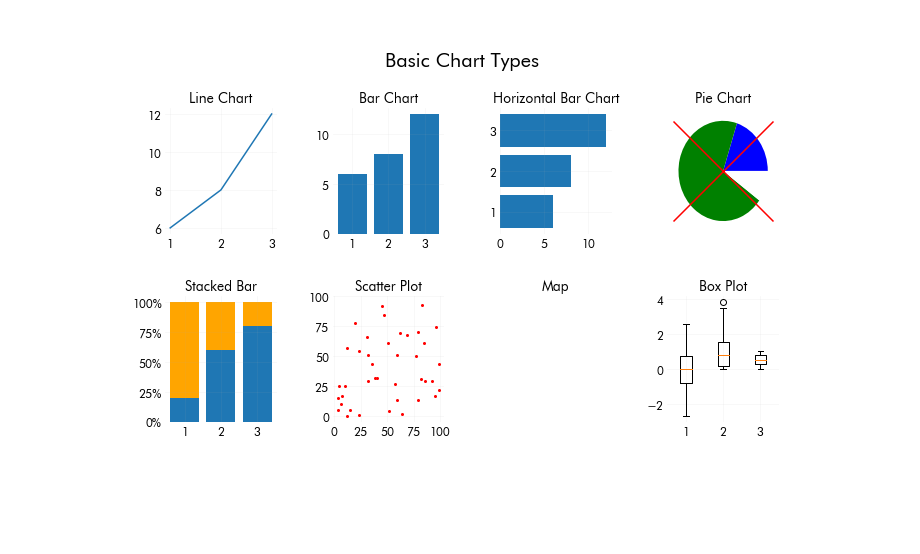
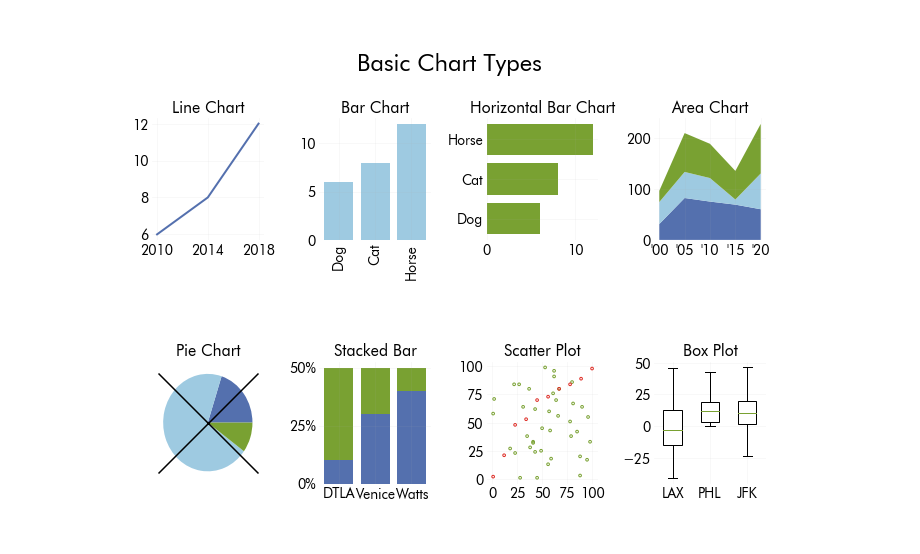
Before and after one commit to igotcharts/charts_and_more_charts, a Jupyter notebook: notebooks/viz_guide.ipynb, the cells around one changed output. Drawn from its saved outputs; the diff is of its cells as text; code cells hidden in the pictures; blank space fills up the shorter version.

Commit message:
finished first version of basic chart types

```diff
--- a/notebooks/viz_guide.ipynb
+++ b/notebooks/viz_guide.ipynb
@@ -1,45 +1,73 @@
+# %%
+import os
+os.chdir('..')
+base = os.getcwd()
+outputs = os.path.join(base,'outputs')
 # %%
 def qualities(i,title):
     ax = fig.add_subplot(2,4,i,title=title)
-    ax.title.set_size(14)
-    ax.tick_params(labelsize=12)
+    ax.title.set_size(16)
+    ax.tick_params(labelsize=14)
     return ax
 # %%
-fig = plt.figure(figsize=(11,6))
-fig.suptitle(t='Basic Chart Types',size=20)
-fig.subplots_adjust(top=.85)
+c1 = '#5470AE'
+c2 = '#9ecae1'
+c3 = '#79A132'
+fig = plt.figure(figsize=(11,7))
+fig.suptitle(t='Basic Chart Types',size=24)
+fig.subplots_adjust(top=.85,hspace=1,wspace=.5)
 ax1 = qualities(1,'Line Chart')
-ax1.plot([1,2,3],[6,8,12])
+ax1.plot([1,2,3],[6,8,12],color=c1,linewidth=2)
+ax1.set_xticks([1,2,3])
+ax1.set_xticklabels(["2010","2014","2018"])
 
 ax2 = qualities(2,'Bar Chart')
-ax2.bar([1,2,3],[6,8,12])
+ax2.bar([1,2,3],[6,8,12],color=c2)
+ax2.set_xticklabels(['','Dog','Cat','Horse'],rotation=90)
 
 ax3 = qualities(3,'Horizontal Bar Chart')
-ax3.barh([1,2,3],[6,8,12])
+ax3.barh([1,2,3],[6,8,12],color=c3)
+ax3.set_yticklabels(['','Dog','Cat','Horse'])
 
-ax4 = qualities(4,'Pie Chart')
-ax4.pie([2,7,1],colors=['Blue','Green','White'])
-ax4.scatter(0,0,marker='x',s=10000,color='red',zorder=2)
+# Basic stacked area chart.
+ax4 = qualities(4,'Area Chart')
+x=range(0,5)
+y1=np.random.randint(0,100,size=5)
+y2=np.random.randint(0,100,size=5)
+y3=np.random.randint(0,100,size=5)
+
+ax4.stackplot(x,y1, y2, y3,colors=[c1,c2,c3])
+ax4.set_xticks([x for x in range(0,6,2)])
+ax4.set_xticks(x)
+ax4.set_xticklabels(["'00","'05","'10","'15","'20"])
+
+ax5 = qualities(5,'Pie Chart')
+ax5.pie([2,7,1],colors=[c1,c2,c3])
+ax5.scatter(0,0,marker='x',s=10000,color='black',zorder=2)
 
 
-ax5 = qualities(5,'Stacked Bar')
-ax5.bar([1,2,3],[2,6,8])
-ax5.bar([1,2,3],[8,4,2],bottom=[2,6,8],color='orange')
-ax5.set_yticklabels([str(x)+'%' for x in list(range(0,101,25))])
+ax6 = qualities(6,'Stacked Bar')
+ax6.bar([1,2,3],[2,6,8],color=c1)
+ax6.bar([1,2,3],[8,4,2],bottom=[2,6,8],color=c3)
+ax6.set_yticklabels([str(x)+'%' for x in list(range(0,101,25))])
+ax6.set_xticklabels(['','DTLA','Venice','Watts'])
 
-ax6 = qualities(6,'Scatter Plot')
-ax6.scatter(np.random.randint(0,100,size=40),np.random.randint(0,100,size=40),s=4,color='red',zorder=2)
-ax6.set_xticks([0,25,50,75,100])
-ax6.set_yticks([0,25,50,75,100])
+ax7 = qualities(7,'Scatter Plot')
+ax7.scatter(np.random.randint(0,100,size=40),np.random.randint(0,100,size=40),s=7,facecolor='',edgecolor=c3,zorder=2)
+ax7.scatter(np.linspace(1,100,10),[2,21,48,53,70,73,80,84,89,98],s=7,facecolor='',edgecolor='#de2d26',zorder=2,)
+ax7.set_xticks([0,25,50,75,100])
+ax7.set_yticks([0,25,50,75,100])
 
-ax7 = qualities(7,'Map')
-ax7.grid(False)
-ax7.set_xticks([])
-ax7.set_yticks([])
 
 ax8 = qualities(8,'Box Plot')
-ax8.boxplot(x=[np.random.normal(size=100),np.random.exponential(size=50),np.random.rand(100)])
+ax8.boxplot(x=[np.random.normal(scale=20,size=50),np.random.exponential(scale=15,size=70),np.random.normal(loc=12,scale=15,size=100)],patch_artist=True,
+            boxprops=dict(facecolor="white"),showfliers=False,
+           medianprops = dict(linestyle='-', linewidth=1, color=c3),widths=.5)
 
+ax8.set_xticklabels(['LAX','PHL','JFK'])
+
+os.chdir(outputs)
+plt.savefig('Basic Chart Types',bbox_inches = 'tight', dpi = 300, pad_inches = .25,transparent=True)
 plt.show()
 # %% [output]
-[figure, old version]
+[figure, new version]
```
Also changed, not shown: parts of 1 cell of this notebook, 2 other files.
